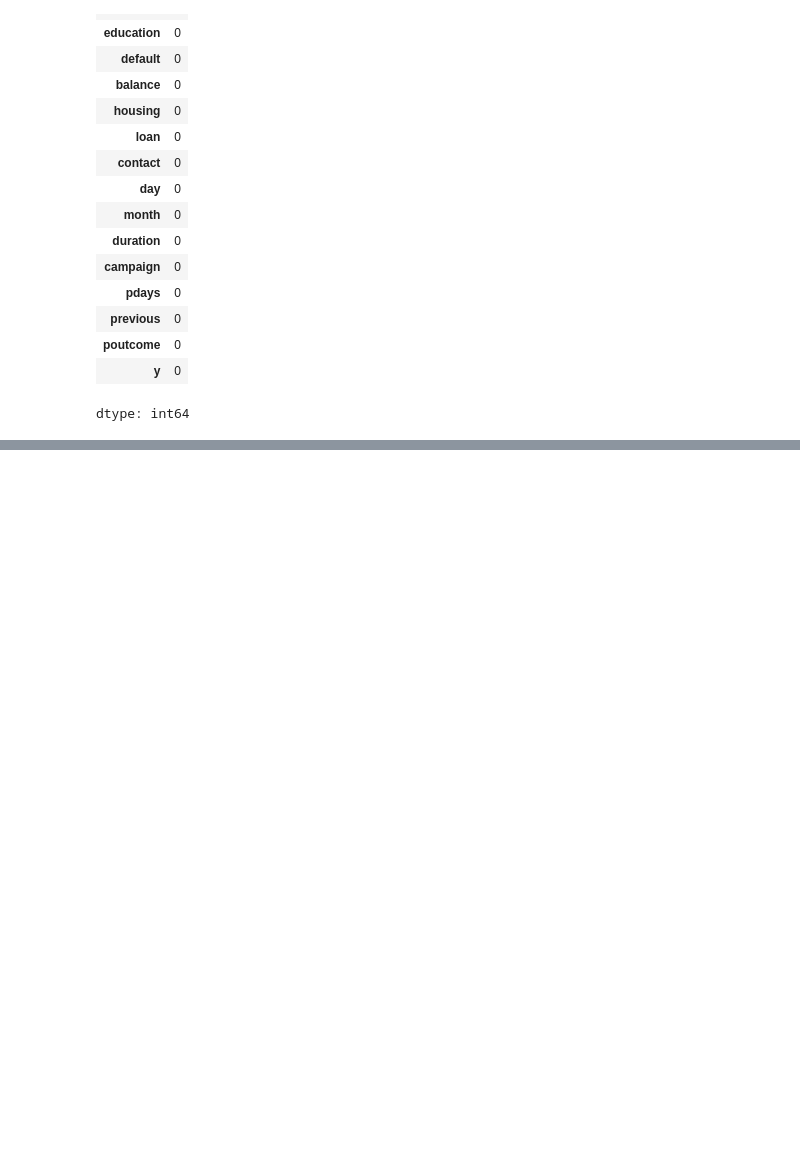
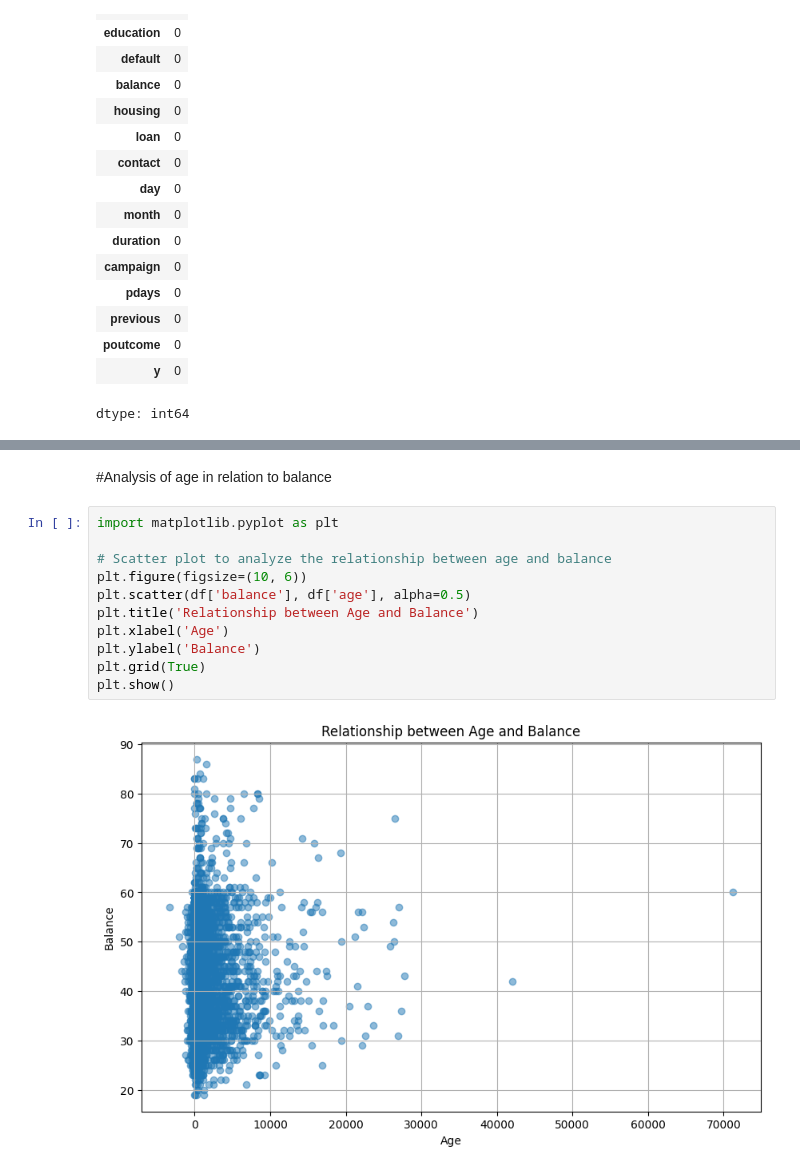
Before and after one commit to viktoruebelhart/uci_bank, a Jupyter notebook: UCI_BANK.ipynb, the cells around one changed output, grey strips where cells are left out. Cells and saved outputs as stored; diff of their text form; blank space fills up the shorter version.

```diff
--- a/UCI_BANK.ipynb
+++ b/UCI_BANK.ipynb
@@ -98,0 +224,15 @@ dtype: int64
+# %% [markdown]
+#Analysis of age in relation to balance
+# %%
+import matplotlib.pyplot as plt
+
+# Scatter plot to analyze the relationship between age and balance
+plt.figure(figsize=(10, 6))
+plt.scatter(df['balance'], df['age'], alpha=0.5)
+plt.title('Relationship between Age and Balance')
+plt.xlabel('Age')
+plt.ylabel('Balance')
+plt.grid(True)
+plt.show()
+# %% [output]
+[figure, added]
```
Also changed, not shown: parts of 12 cells of this notebook.
